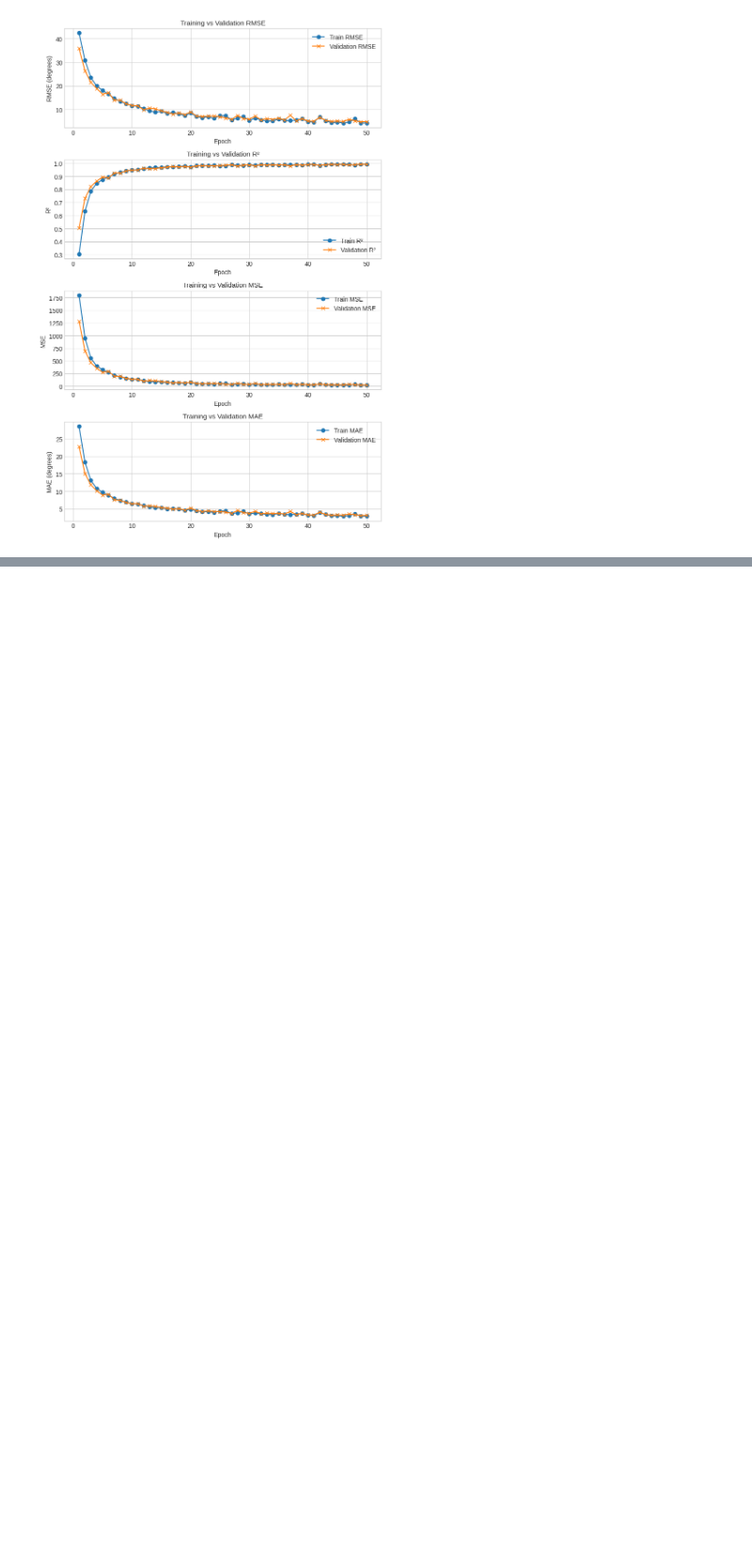
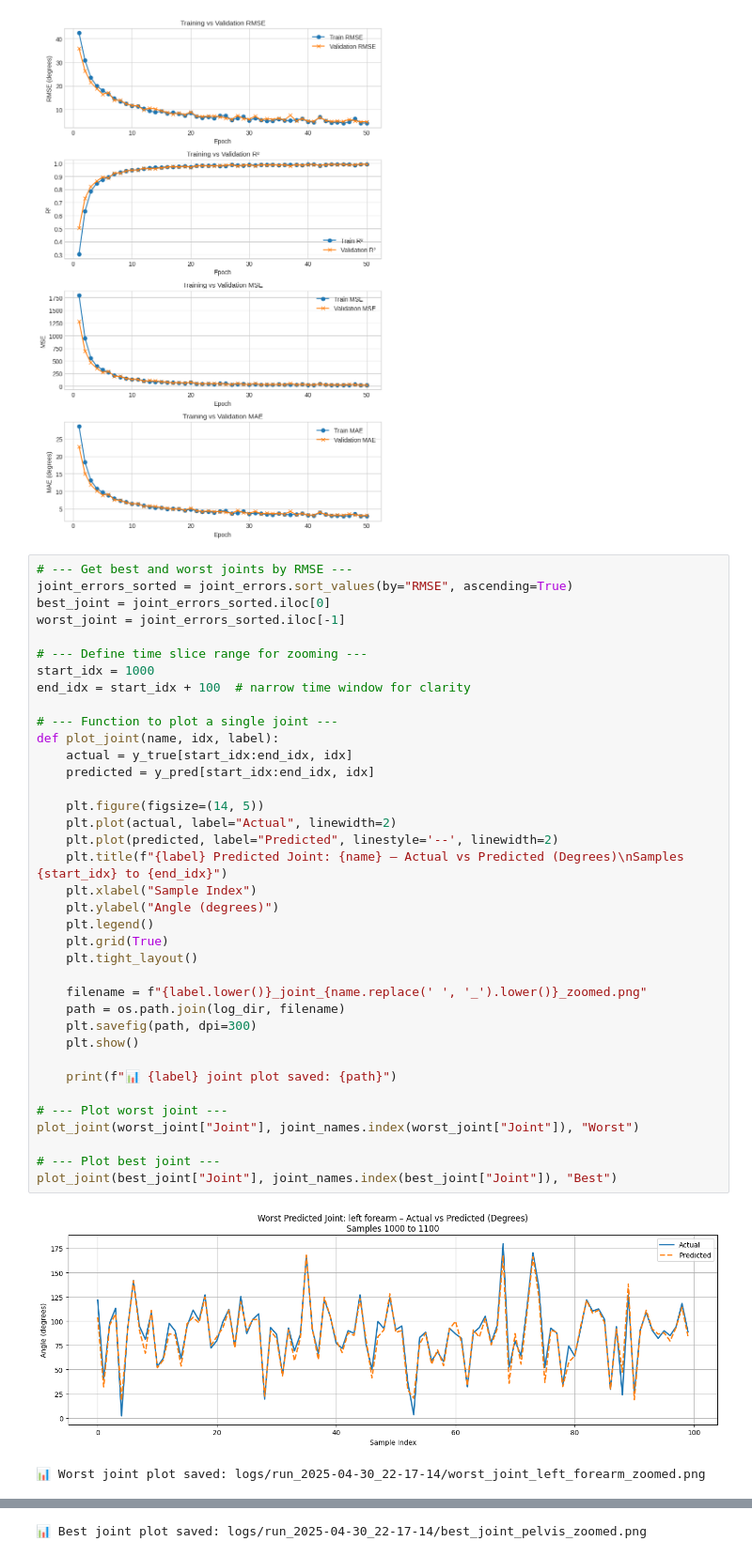
Before and after one commit to miskmabdalla/IMUPoseEstimation, a Jupyter notebook: lstm.ipynb, the cells around one changed output, grey strips where cells are left out. Shown at 94% size. Saved outputs shown, nothing was run; the diff lists cells and outputs as text; blank space fills up the shorter version.

```diff
--- a/lstm.ipynb
+++ b/lstm.ipynb
@@ -742,3 +742,43 @@ print("✅ Saved: training_validation_metrics.png")
 # %% [output]
 ✅ Saved: training_validation_metrics.png
 [figure]
+# %%
+# --- Get best and worst joints by RMSE ---
+joint_errors_sorted = joint_errors.sort_values(by="RMSE", ascending=True)
+best_joint = joint_errors_sorted.iloc[0]
+worst_joint = joint_errors_sorted.iloc[-1]
+
+# --- Define time slice range for zooming ---
+start_idx = 1000
+end_idx = start_idx + 100  # narrow time window for clarity
+
+# --- Function to plot a single joint ---
+def plot_joint(name, idx, label):
+    actual = y_true[start_idx:end_idx, idx]
+    predicted = y_pred[start_idx:end_idx, idx]
+
+    plt.figure(figsize=(14, 5))
+    plt.plot(actual, label="Actual", linewidth=2)
+    plt.plot(predicted, label="Predicted", linestyle='--', linewidth=2)
+    plt.title(f"{label} Predicted Joint: {name} – Actual vs Predicted (Degrees)\nSamples {start_idx} to {end_idx}")
+    plt.xlabel("Sample Index")
+    plt.ylabel("Angle (degrees)")
+    plt.legend()
+    plt.grid(True)
+    plt.tight_layout()
+
+    filename = f"{label.lower()}_joint_{name.replace(' ', '_').lower()}_zoomed.png"
+    path = os.path.join(log_dir, filename)
+    plt.savefig(path, dpi=300)
+    plt.show()
+
+    print(f"📊 {label} joint plot saved: {path}")
+
+# --- Plot worst joint ---
+plot_joint(worst_joint["Joint"], joint_names.index(worst_joint["Joint"]), "Worst")
+
+# --- Plot best joint ---
+plot_joint(best_joint["Joint"], joint_names.index(best_joint["Joint"]), "Best")
+# %% [output]
+[figure, added]
+📊 Worst joint plot saved: logs/run_2025-04-30_22-17-14/worst_joint_left_forearm_zoomed.png
@@ -744,0 +786 @@ print("✅ Saved: training_validation_metrics.png")
+📊 Best joint plot saved: logs/run_2025-04-30_22-17-14/best_joint_pelvis_zoomed.png
```
Also changed, not shown: parts of 6 cells of this notebook, 17 other files.
